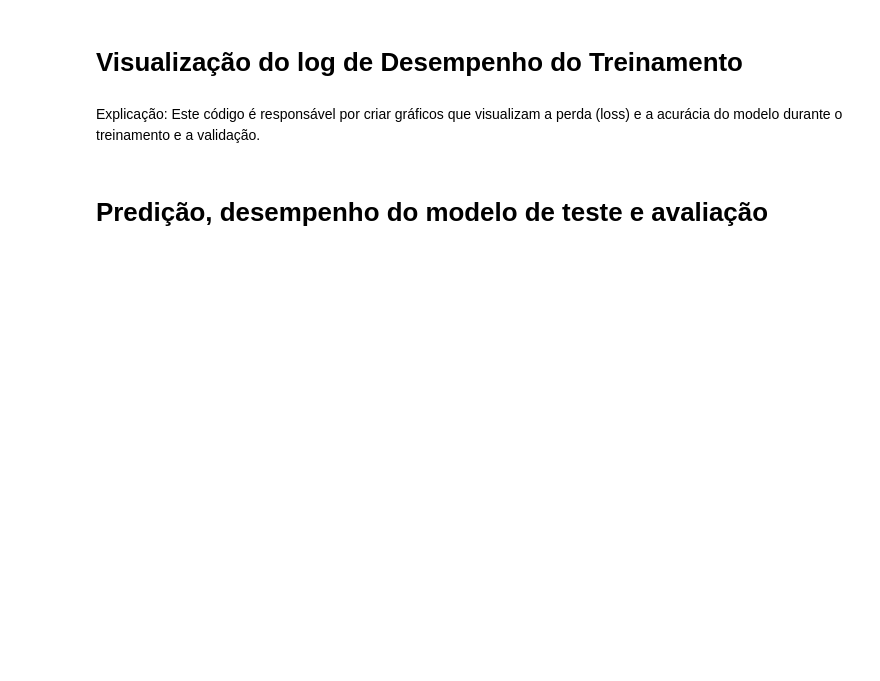
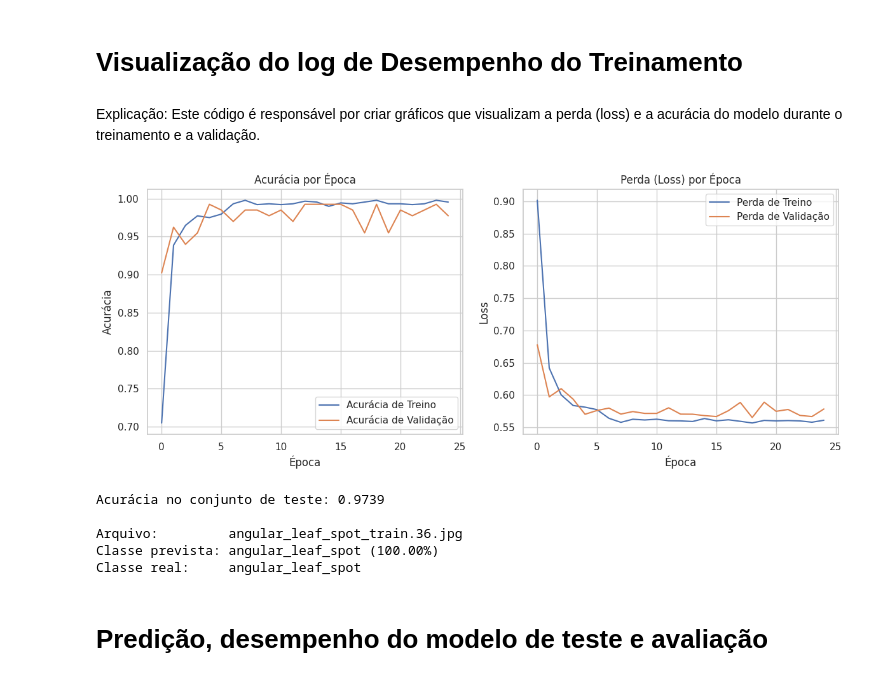
Before and after one commit to engcriscunha/avanti-bean-leaf-classification, a Jupyter notebook: squad_03_bean_leaf_classification_pt_1.ipynb, the cells around one changed output. Cells and saved outputs as stored; diff of their text form; code cells hidden in the pictures; blank space fills up the shorter version.

Commit message:
add: visualização da loss/accuracy (treinamento e validação), métricas e matriz de confusão

```diff
--- a/squad_03_bean_leaf_classification_pt_1.ipynb
+++ b/squad_03_bean_leaf_classification_pt_1.ipynb
@@ -1235,6 +1256,31 @@ NameError: name 'model' is not defined
 # Visualização do log de Desempenho do Treinamento
 # %% [markdown]
 Explicação: Este código é responsável por criar gráficos que visualizam a perda (loss) e a acurácia do modelo durante o treinamento e a validação.
+# %%
+plt.figure(figsize=(12, 5))
+
+plt.subplot(1, 2, 1)
+plt.plot(log['train_acc'], label='Acurácia de Treino')
+plt.plot(log['val_acc'], label='Acurácia de Validação')
+plt.title('Acurácia por Época')
+plt.xlabel('Época')
+plt.ylabel('Acurácia')
+plt.legend()
+plt.grid(True)
+
+plt.subplot(1, 2, 2)
+plt.plot(log['train_loss'], label='Perda de Treino')
+plt.plot(log['val_loss'], label='Perda de Validação')
+plt.title('Perda (Loss) por Época')
+plt.xlabel('Época')
+plt.ylabel('Loss')
+plt.legend()
+plt.grid(True)
+
+plt.tight_layout()
+plt.show()
+# %% [output]
+[figure, added]
 # %%
 classes = train_dataset.classes   # ['angular_leaf_spot', 'bean_rust', 'healthy']
 
@@ -1280,12 +1326,18 @@ with torch.no_grad():
 print(f"Acurácia no conjunto de teste: {accuracy_score(y_true, y_pred):.4f}\n")
 
 # Exemplo de uso da função predict
-caminho_exemplo, label_real = test_dataset.data[0]
+caminho_exemplo, label_real = test_dataset.data[random.randint(0,154)]
 idx, prob = predict(caminho_exemplo)
 
 print(f"Arquivo:         {os.path.basename(caminho_exemplo)}")
 print(f"Classe prevista: {classes[idx]} ({prob*100:.2f}%)")
 print(f"Classe real:     {classes[label_real]}")
+# %% [output]
+Acurácia no conjunto de teste: 0.9739
+
+Arquivo:         angular_leaf_spot_train.36.jpg
+Classe prevista: angular_leaf_spot (100.00%)
+Classe real:     angular_leaf_spot
 # %% [markdown]
 # Predição, desempenho do modelo de teste e avaliação
 # %% [markdown]
```
Also changed, not shown: parts of 16 cells of this notebook.
